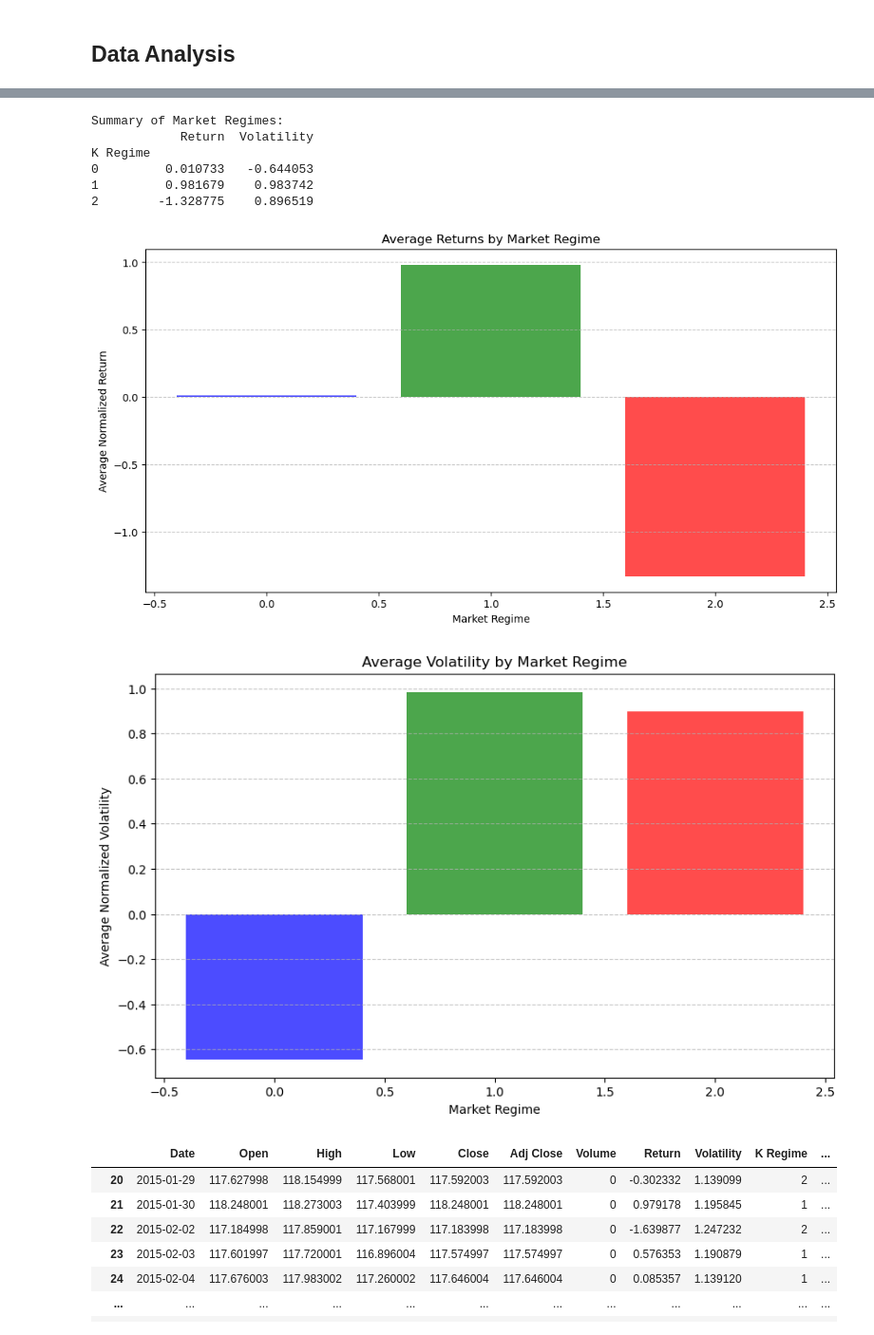
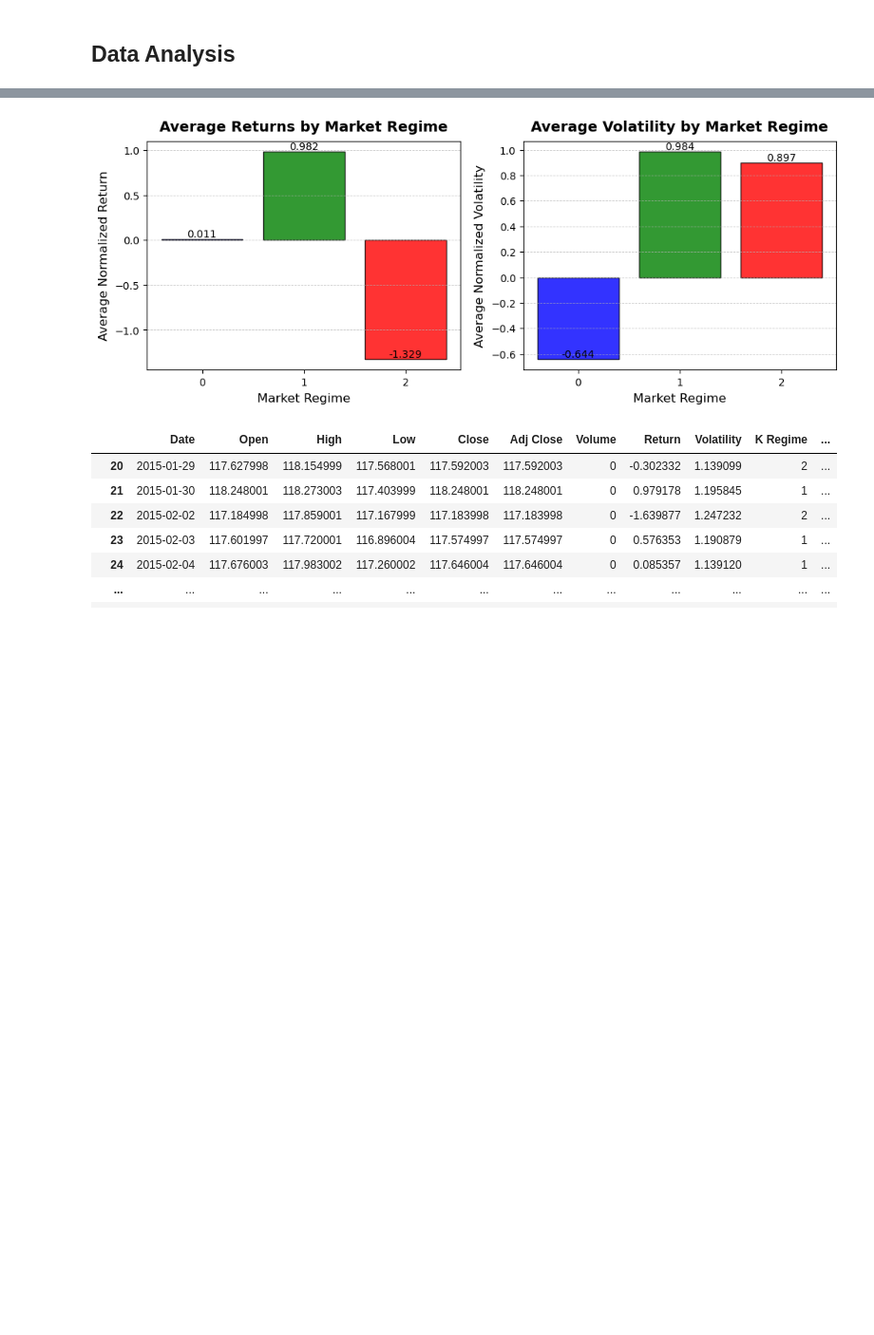
Before and after one commit to estasz/USDJPY-Quant-Trader, a Jupyter notebook: USDJPY.ipynb, the cells around one changed output, grey strips where cells are left out. Shown at 95% size. Cells and saved outputs as stored; diff of their text form; code cells hidden in the pictures; blank space fills up the shorter version.

```diff
--- a/USDJPY.ipynb
+++ b/USDJPY.ipynb
@@ -147,34 +209,37 @@ plt.show()
 # %%
-# Analyze the behavior of the market regimes
 regime_summary = yen.groupby('K Regime').mean()[['Return', 'Volatility']]
-print("Summary of Market Regimes:")
-print(regime_summary)
+# Define custom colors for the regimes
+regime_colors = ['blue', 'green', 'red']
 
-# Plot the average return and volatility for each regime
-plt.figure(figsize=(12, 6))
-plt.bar(regime_summary.index, regime_summary['Return'], color=['blue', 'green', 'red'], alpha=0.7)
-plt.xlabel('Market Regime')
-plt.ylabel('Average Normalized Return')
-plt.title('Average Returns by Market Regime')
-plt.grid(axis='y', linestyle='--', alpha=0.7)
+# Create a figure with two subplots side by side
+fig, axes = plt.subplots(1, 2, figsize=(12, 4))
+
+# Plot Average Returns by Market Regime
+axes[0].set_title('Average Returns by Market Regime', fontsize=14, fontweight='bold', pad=10)
+bars1 = axes[0].bar(regime_summary.index, regime_summary['Return'], color=regime_colors, alpha=0.8, edgecolor='black')
+axes[0].set_xlabel('Market Regime', fontsize=12, labelpad=5)
+axes[0].set_ylabel('Average Normalized Return', fontsize=12, labelpad=5)
+axes[0].grid(axis='y', linestyle='--', lw=0.6, alpha=0.7)
+axes[0].set_xticks([0, 1, 2])  # Ensure only absolute integer labels (0, 1, 2)
+
+# Plot Average Volatility by Market Regime
+axes[1].set_title('Average Volatility by Market Regime', fontsize=14, fontweight='bold', pad=10)
+bars2 = axes[1].bar(regime_summary.index, regime_summary['Volatility'], color=regime_colors, alpha=0.8, edgecolor='black')
+axes[1].set_xlabel('Market Regime', fontsize=12, labelpad=5)
+axes[1].set_ylabel('Average Normalized Volatility', fontsize=12, labelpad=5)
+axes[1].grid(axis='y', linestyle='--', lw=0.6, alpha=0.7)
+axes[1].set_xticks([0, 1, 2])  # Ensure only absolute integer labels (0, 1, 2)
+
+for bar in bars1:
+    height = bar.get_height()
+    axes[0].text(bar.get_x() + bar.get_width() / 2, height, f'{height:.3f}', ha='center', va='bottom', fontsize=10)
+for bar in bars2:
+    height = bar.get_height()
+    axes[1].text(bar.get_x() + bar.get_width() / 2, height, f'{height:.3f}', ha='center', va='bottom', fontsize=10)
+
 plt.show()
-
-plt.figure(figsize=(10, 6))
-plt.bar(regime_summary.index, regime_summary['Volatility'], color=['blue', 'green', 'red'], alpha=0.7)
-plt.xlabel('Market Regime')
-plt.ylabel('Average Normalized Volatility')
-plt.title('Average Volatility by Market Regime')
-plt.grid(axis='y', linestyle='--', alpha=0.7)
-plt.show()
 # %% [output]
-Summary of Market Regimes:
-            Return  Volatility
-K Regime
-0         0.010733   -0.644053
-1         0.981679    0.983742
-2        -1.328775    0.896519
-[figure, old version]
+[figure, new version]
-[figure, removed]
 # %%
 yen
 # %% [output]
```
Also changed, not shown: parts of 38 cells of this notebook.
